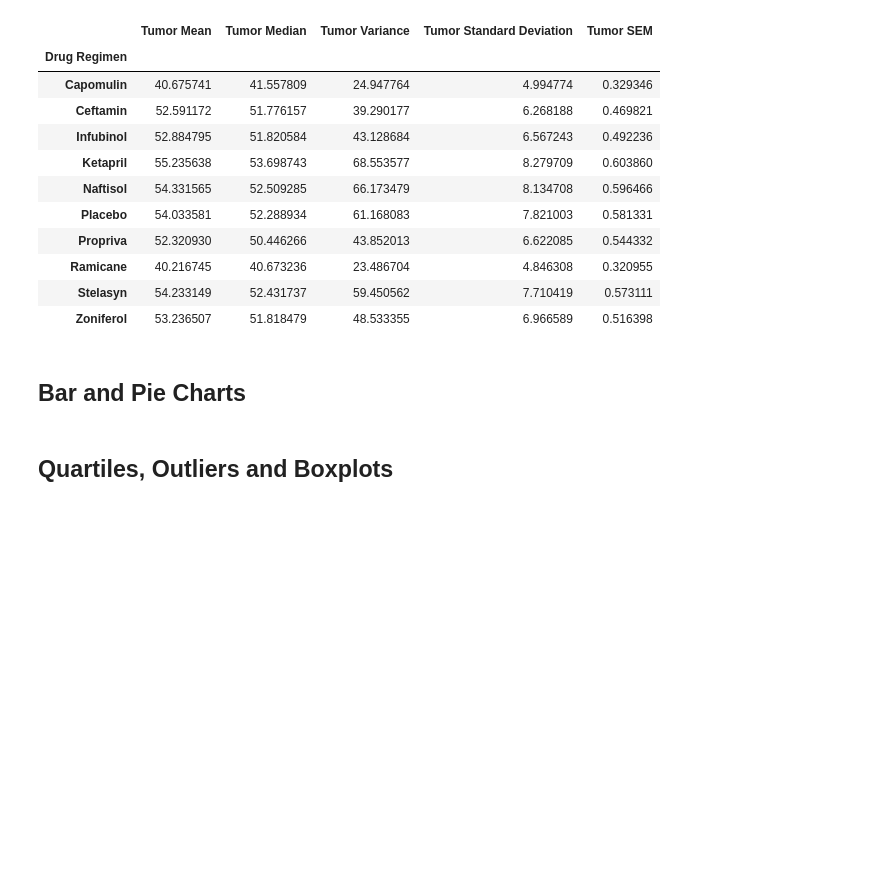
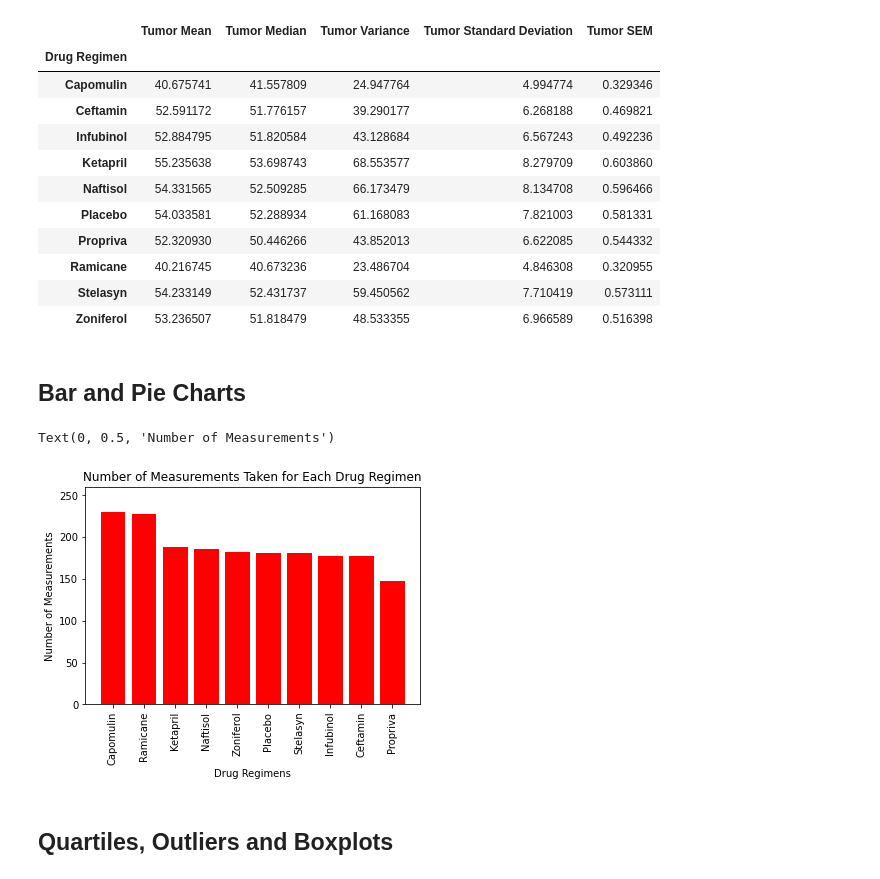
Before and after one commit to zsowen/Matplotlib_Challenge, a Jupyter notebook: Pymaceuticals/pymaceuticals.ipynb, the cells around one changed output. Saved outputs shown, nothing was run; the diff lists cells and outputs as text; code cells hidden in the pictures; blank space fills up the shorter version.

Commit message:
Pyplot bar graph added

```diff
--- a/Pymaceuticals/pymaceuticals.ipynb
+++ b/Pymaceuticals/pymaceuticals.ipynb
@@ -124,3 +119,32 @@ Regimen_Stats_df
+# %%
+# Generate a bar plot showing the total number of measurements taken on each drug regimen using pyplot.
+
+#Count the number of measurements per Drug Regimen
+counts = cleaned_data["Drug Regimen"]. value_counts()
+
+#Set x_axis as number of Drug Regimens
+x_axis = np.arange(len(counts))
+
+#Create our basic Bar Graph
+plt.bar(x_axis, counts, width=0.8, color="r")
+
+#Tell matplotlib where to place each of our x axis headers
+tick_locations = [value for value in x_axis]
+plt.xticks(tick_locations, counts.index.values)
+
+#Rotate x axis headers for better visibility
+plt.xticks(rotation = 90)
+
+#set y axis limit
+plt.ylim(0, max(counts)+30)
+
+#Give the chart labels and a title
+plt.title("Number of Measurements Taken for Each Drug Regimen")
+plt.xlabel("Drug Regimens")
+plt.ylabel("Number of Measurements")
+# %% [output]
+Text(0, 0.5, 'Number of Measurements')
+[figure, added]
 # %%
 # Generate a pie plot showing the distribution of female versus male mice using pandas
 # %%
```
Also changed, not shown: parts of 5 cells of this notebook.
